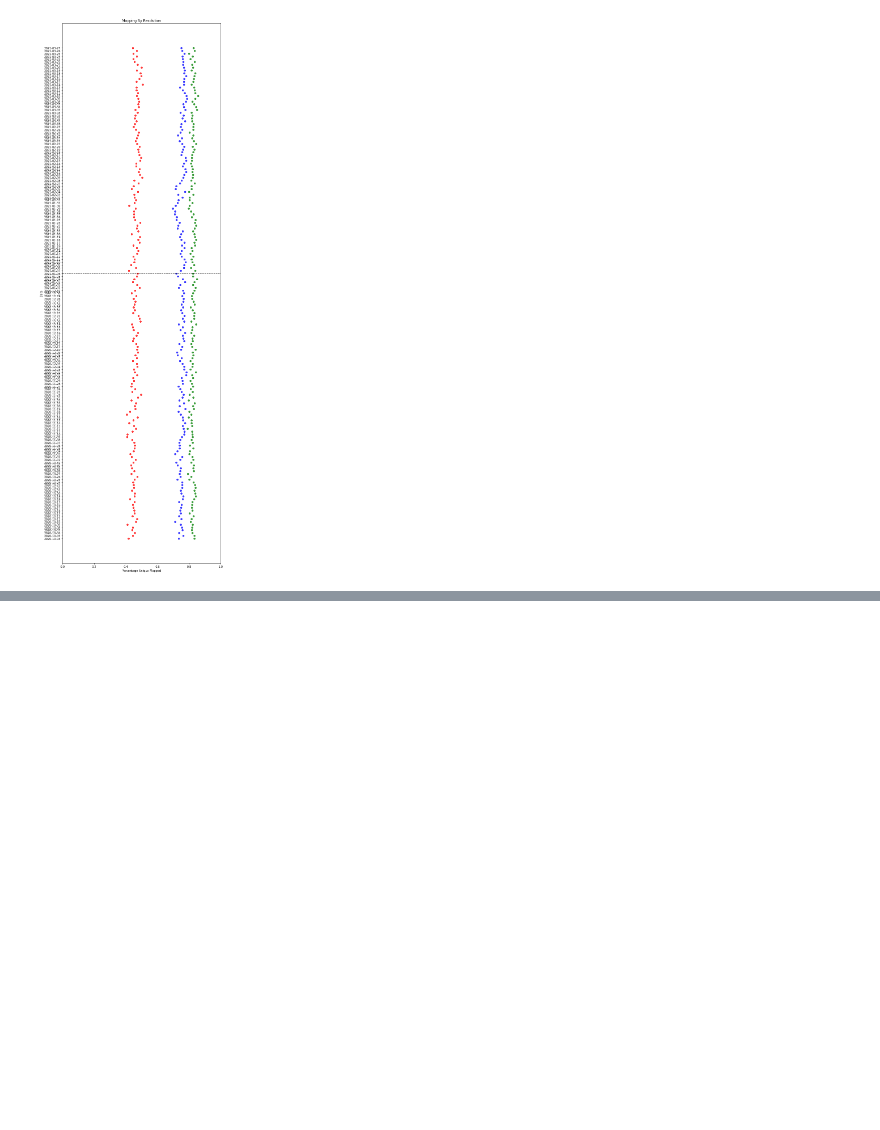
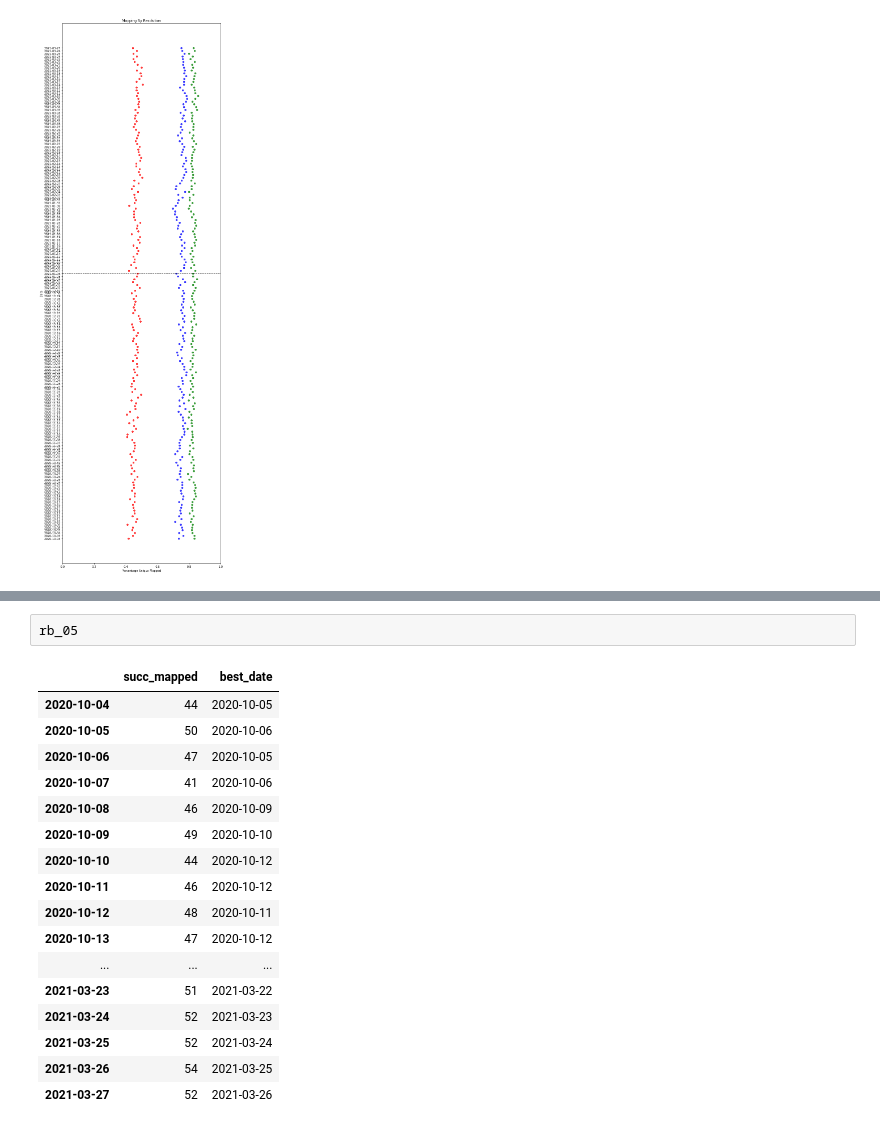
Before and after one commit to casonk/pushshift_python, a Jupyter notebook: Great_Lakes_HPC/ipynbs/compare_resolution.ipynb, the cells around one changed output, grey strips where cells are left out. Cells and saved outputs as stored; diff of their text form; blank space fills up the shorter version.

```diff
--- a/Great_Lakes_HPC/ipynbs/compare_resolution.ipynb
+++ b/Great_Lakes_HPC/ipynbs/compare_resolution.ipynb
@@ -58,0 +127,20 @@ plt.xlim(0,1)
+# %%
+rb_05
+# %% [output]
+|  | succ_mapped | best_date |
+| 2020-10-04 | 44 | 2020-10-05 |
+| 2020-10-05 | 50 | 2020-10-06 |
+| 2020-10-06 | 47 | 2020-10-05 |
+| 2020-10-07 | 41 | 2020-10-06 |
+| 2020-10-08 | 46 | 2020-10-09 |
+| 2020-10-09 | 49 | 2020-10-10 |
+| 2020-10-10 | 44 | 2020-10-12 |
+| 2020-10-11 | 46 | 2020-10-12 |
+| 2020-10-12 | 48 | 2020-10-11 |
+| 2020-10-13 | 47 | 2020-10-12 |
+| ... | ... | ... |
+| 2021-03-23 | 51 | 2021-03-22 |
+| 2021-03-24 | 52 | 2021-03-23 |
+| 2021-03-25 | 52 | 2021-03-24 |
+| 2021-03-26 | 54 | 2021-03-25 |
+| 2021-03-27 | 52 | 2021-03-26 |
```
Also changed, not shown: parts of 6 cells of this notebook.
